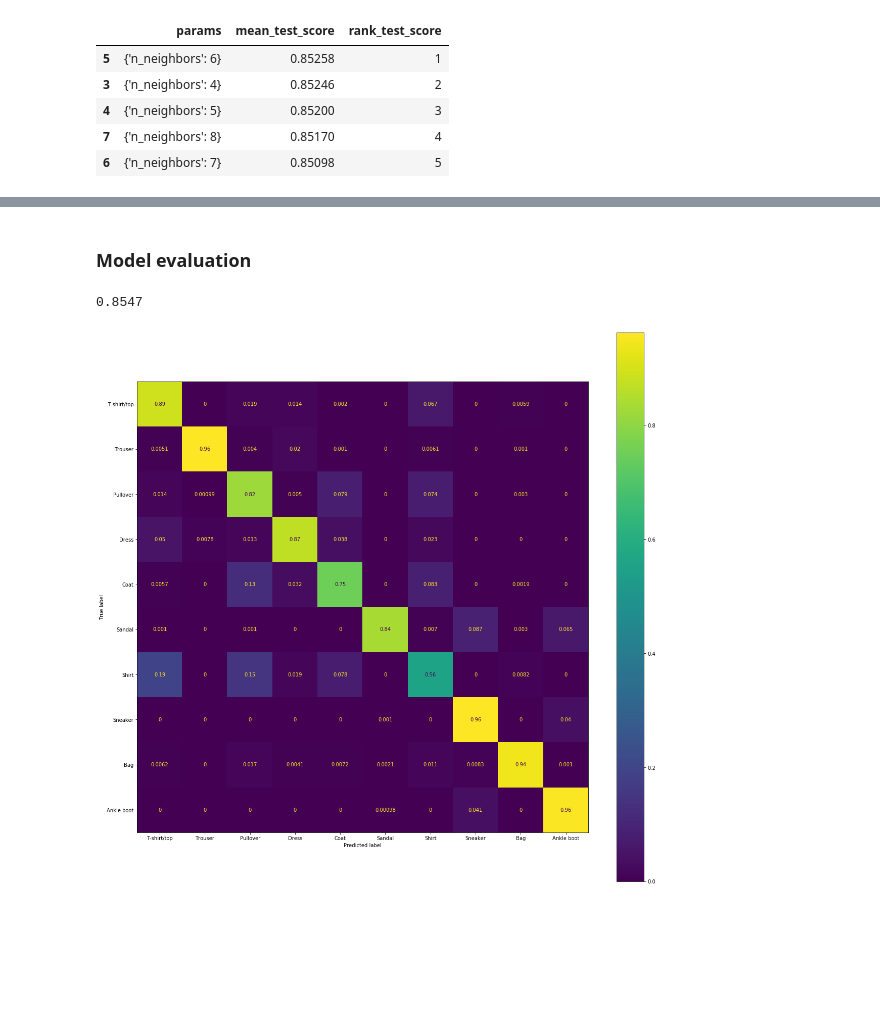
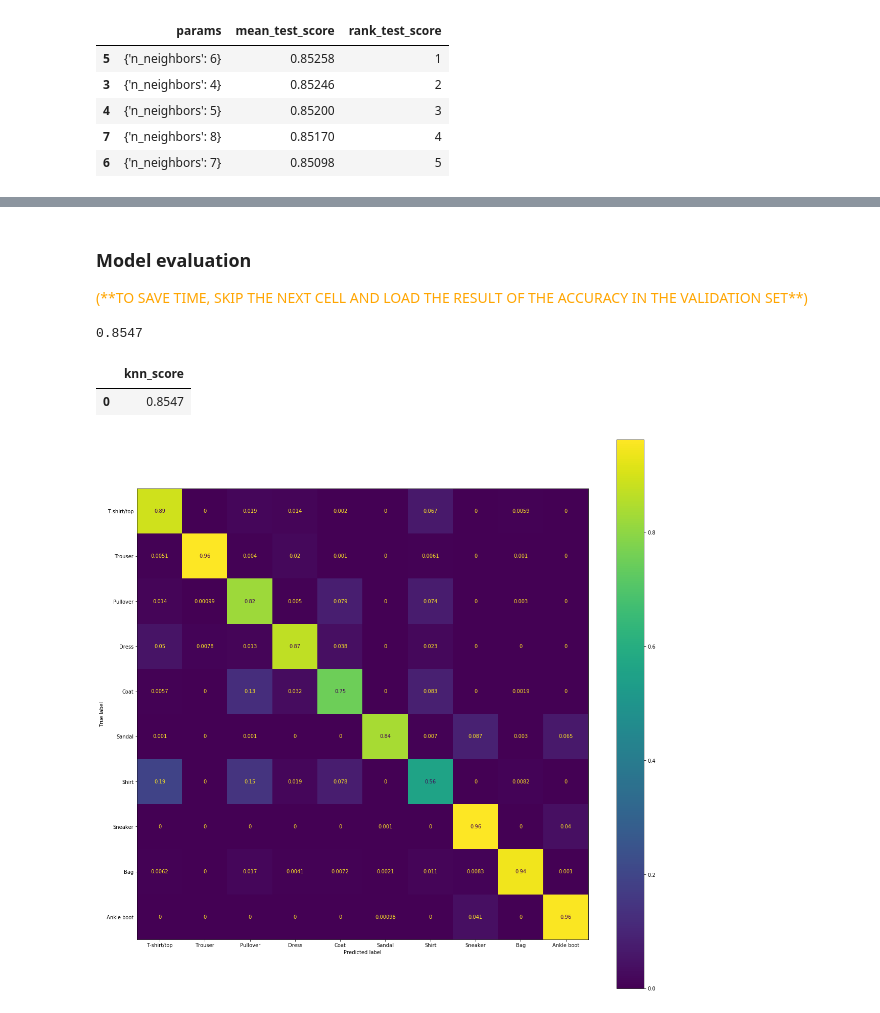
Before and after one commit to rmazzier/MLProjectDS-2020, a Jupyter notebook: All models.ipynb, the cells around one changed output, grey strips where cells are left out. Saved outputs shown, nothing was run; the diff lists cells and outputs as text; code cells hidden in the pictures; blank space fills up the shorter version.

```diff
--- a/All models.ipynb
+++ b/All models.ipynb
@@ -364,3 +361,6 @@ KNeighborsClassifier(algorithm='auto', leaf_size=30, metric='minkowski',
-# %% [markdown]
-### Model evaluation
+# %% [markdown]
+### Model evaluation
+
+<font color='orange'>
+(**TO SAVE TIME, SKIP THE NEXT CELL AND LOAD THE RESULT OF THE ACCURACY IN THE VALIDATION SET**)
 # %%
@@ -381,6 +378,13 @@ valid_set_accuracy=accuracy(y_pred,y_valid)
 valid_set_accuracy
 # %% [output]
 0.8547
+# %%
+# to load the score in the validation set from disk
+knn_6_score = pd.read_csv('data/6nn_score.csv')
+knn_6_score
+# %% [output]
+|  | knn_score |
+| 0 | 0.8547 |
 # %%
 # confusion matrix
 fig, ax = plt.subplots(figsize=(20, 20))
```
Also changed, not shown: parts of 24 cells of this notebook.
